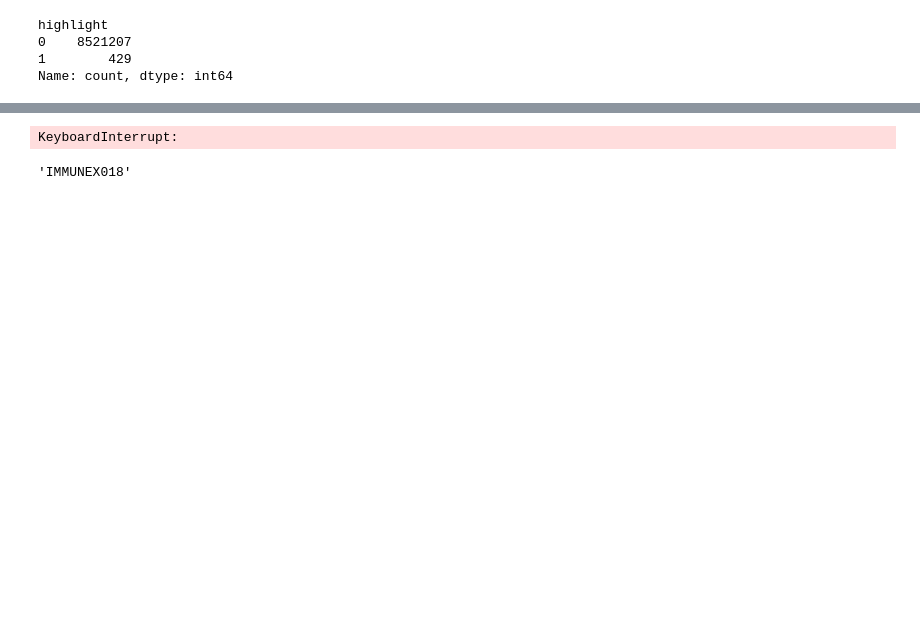
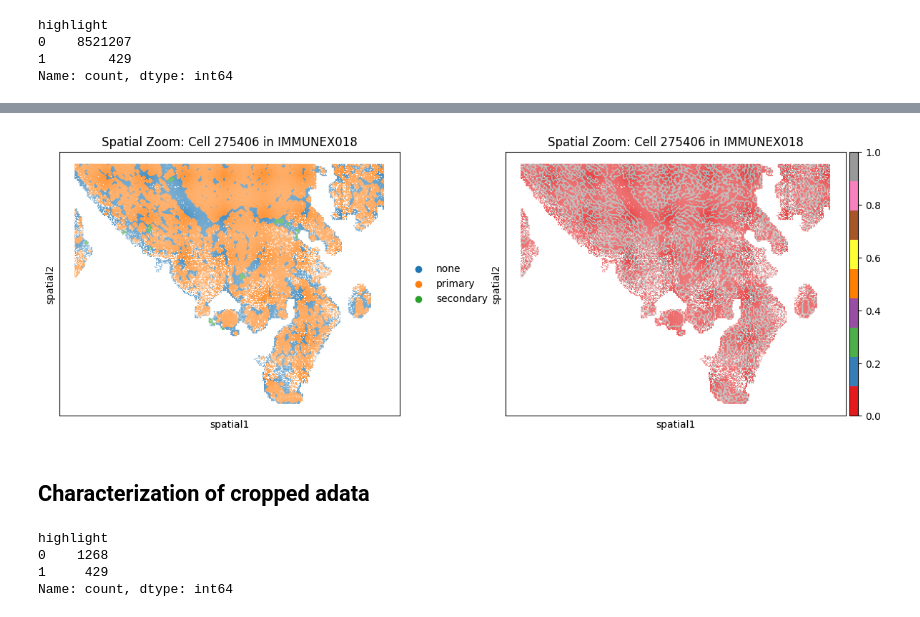
Before and after one commit to InforBio/IMMUNEX, a Jupyter notebook: notebooks/3. comparative analaysis of segmented samples/1. compare samples (bins) .ipynb, the cells around one changed output, grey strips where cells are left out. Drawn from its saved outputs; the diff is of its cells as text; code cells hidden in the pictures; blank space fills up the shorter version.

```diff
--- a/notebooks/3. comparative analaysis of segmented samples/1. compare samples (bins) .ipynb
+++ b/notebooks/3. comparative analaysis of segmented samples/1. compare samples (bins) .ipynb
@@ -662,16 +675,18 @@ AnnData object with n_obs × n_vars = 62475 × 16521
 # %%
 # 2. Plot spatial scatter without image
 adata_crop.obs['cell_id'] = adata_crop.obs['labels_joint'].astype('category')
 
 sq.pl.spatial_scatter(
     adata_crop,
-    color=['labels_joint_source','isExpanded','cell_id'],
+    color=['labels_joint_source','isExpanded'],
     size=1,
     cmap='Set1',
     title=f"Spatial Zoom: Cell {cell_label} in {sample_id}",
     library_id=sample_id,   # Needed even without image
     img=None                # This disables image display
 )
+# %% [output]
+[figure, added]
 # %%
 # 2. Plot spatial scatter without image
 adata_crop.obs['cell_id'] = adata_crop.obs['labels_joint'].astype('category')
@@ -683,9 +698,7 @@ sq.pl.spatial_scatter(
     size=1,
     # cmap='Set1',
     title=f"Spatial Zoom: Cell {cell_label} in {sample_id}",
-    figsize=(300, 300) ,
+    figsize=(20, 20) ,
     library_id=sample_id,
     save='./segmentation/preview2.png'
 )
-# %% [output]
-KeyboardInterrupt:
@@ -692,4 +718,9 @@ KeyboardInterrupt:
+# %% [markdown]
+## Characterization of cropped adata
 # %%
-sample_id
+adata_crop.obs['highlight'].value_counts()
 # %% [output]
-'IMMUNEX018'
+highlight
+0    1268
+1     429
+Name: count, dtype: int64
```
Also changed, not shown: parts of 31 cells of this notebook, 4 other files.
